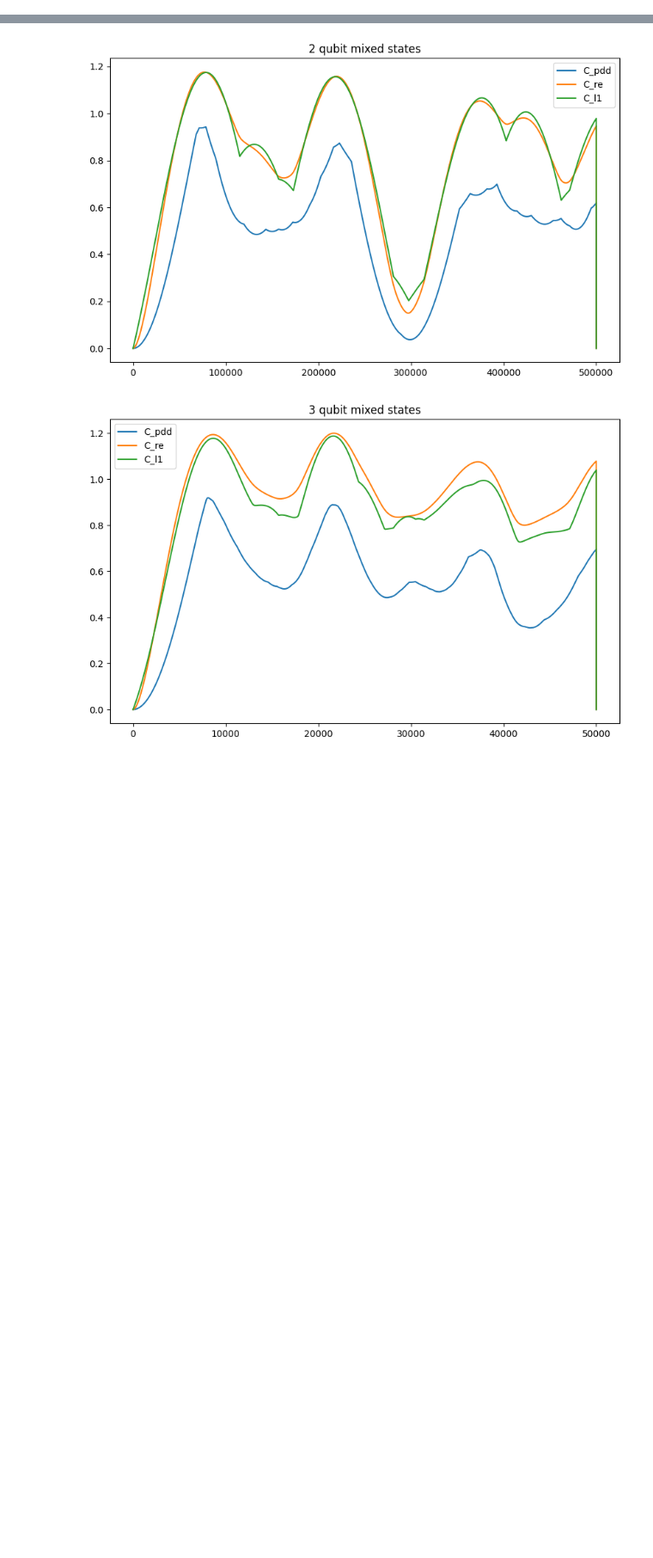
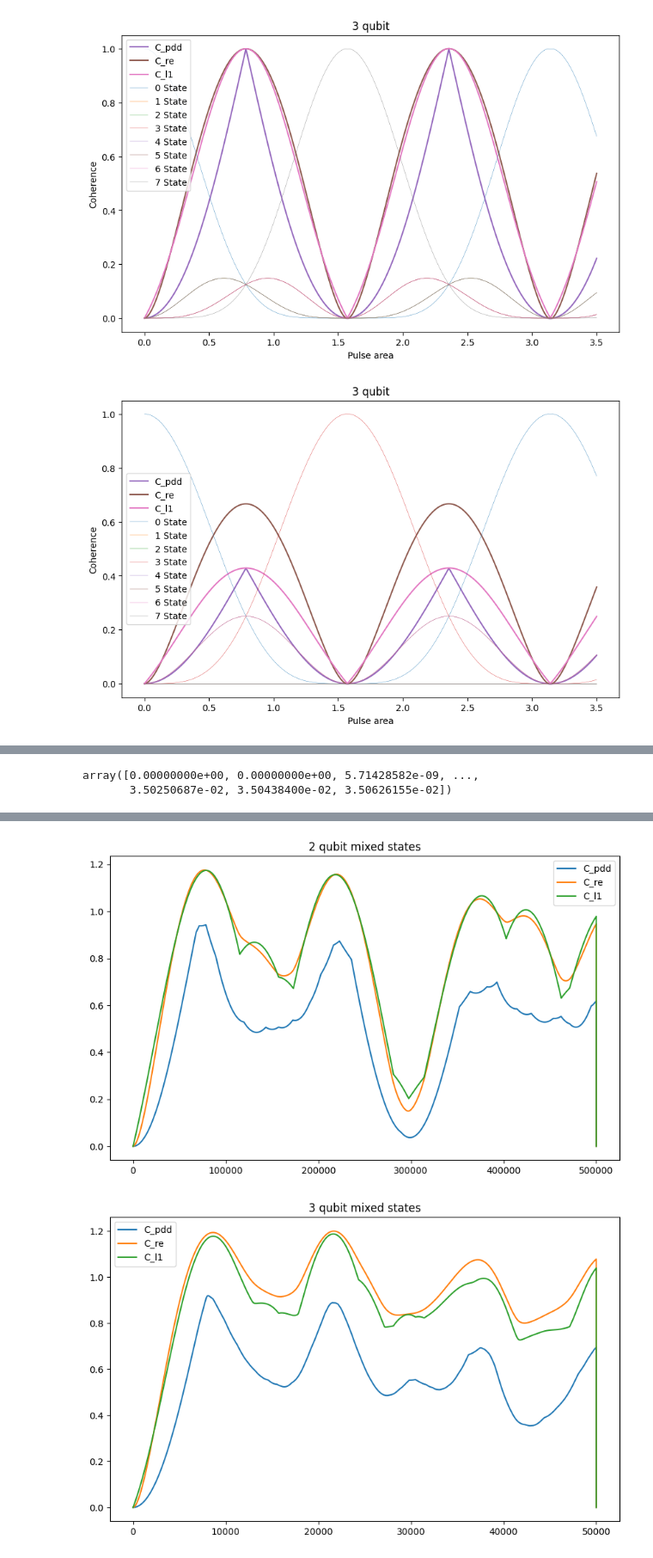
Before and after one commit to Shivangp4/Quantum-Coherence, a Jupyter notebook: Coherence.ipynb, the cells around one changed output, grey strips where cells are left out. Shown at 86% size. Cells and saved outputs as stored; diff of their text form; code cells hidden in the pictures; blank space fills up the shorter version.

```diff
--- a/Coherence.ipynb
+++ b/Coherence.ipynb
@@ -315,0 +362,47 @@ array([0.00000000e+00, 0.00000000e+00, 4.99999998e-08, ...,
+# %%
+H0 = Hamiltonian(0)
+H1 = non_interacting_Hamiltonian(H0,H0)
+H2 = interacting_Hamiltonian(H0,H0)
+H3 = Hamiltonian(0.2)
+H4 = non_interacting_Hamiltonian(H1, H1)
+H5 = interacting_Hamiltonian(H2,H2)
+
+
+evolve_density_matrix(non_interacting_Hamiltonian(H1, H0), p, 0.0001, 35000, 3, ptype="3 qubit")
+evolve_density_matrix(interacting_Hamiltonian(H1, H0), p, 0.0001, 35000, 3, ptype="3 qubit")
+evolve_density_matrix(non_interacting_Hamiltonian(H2, H0), p, 0.0001, 35000, 3, ptype="3 qubit")
+evolve_density_matrix(interacting_Hamiltonian(H2, H0), p, 0.0001, 35000, 3, ptype="3 qubit")
+
+
+
+# evolve_density_matrix(non_interacting_Hamiltonian(H1, H1), p, 0.0001, 35000, 4, ptype="4 qubit")
+# evolve_density_matrix(interacting_Hamiltonian(H1, H1), p, 0.0001, 35000, 4, ptype="4 qubit")
+# evolve_density_matrix(non_interacting_Hamiltonian(H2, H2), p, 0.0001, 35000, 4, ptype="4 qubit")
+# evolve_density_matrix(interacting_Hamiltonian(H2, H2), p, 0.0001, 35000, 4, ptype="4 qubit")
+# evolve_density_matrix(non_interacting_Hamiltonian(H1, H2), p, 0.0001, 35000, 4, ptype="4 qubit")
+# evolve_density_matrix(interacting_Hamiltonian(H1, H2), p, 0.0001, 35000, 4, ptype="4 qubit")
+
+# evolve_density_matrix(non_interacting_Hamiltonian(H4, H0), p, 0.0001, 35000, 5, ptype="5 qubit")
+# evolve_density_matrix(interacting_Hamiltonian(H4, H0), p, 0.0001, 35000, 5, ptype="5 qubit")
+# evolve_density_matrix(non_interacting_Hamiltonian(H5, H0), p, 0.0001, 35000, 5, ptype="5 qubit")
+# evolve_density_matrix(interacting_Hamiltonian(H5, H0), p, 0.0001, 35000, 5, ptype="5 qubit")
+
+
+# evolve_density_matrix(non_interacting_Hamiltonian(H4, H1), p, 0.0001, 35000, 6, ptype="6 qubit")
+# evolve_density_matrix(interacting_Hamiltonian(H4, H1), p, 0.0001, 35000, 6, ptype="6 qubit")
+# evolve_density_matrix(non_interacting_Hamiltonian(H4, H2), p, 0.0001, 35000, 6, ptype="6 qubit")
+# evolve_density_matrix(interacting_Hamiltonian(H4, H2), p, 0.0001, 35000, 6, ptype="6 qubit")
+# evolve_density_matrix(non_interacting_Hamiltonian(H5, H1), p, 0.0001, 35000, 6, ptype="6 qubit")
+# evolve_density_matrix(interacting_Hamiltonian(H5, H1), p, 0.0001, 35000, 6, ptype="6 qubit")
+
+
+
+# evolve_density_matrix(non_interacting_Hamiltonian(H4, H4), p, 0.0005, 10000, 8, ptype="8 qubit non-interacting pure states")
+# evolve_density_matrix(interacting_Hamiltonian(H4, H4), p, 0.0005, 10000, 8, ptype="8 qubit interacting pure states")
+
+
+# evolve_density_matrix(non_interacting_Hamiltonian(H4, H3), p, 0.0005, 10000, 5, ptype="5 qubit asym non-interacting pure states")
+# evolve_density_matrix(interacting_Hamiltonian(H2, H3), p, 0.0005, 10000, 3, ptype="3 qubit asym interacting pure states")
+# %% [output]
+[figure, added]
+[figure, added]
@@ -316,3 +411,5 @@ array([0.00000000e+00, 0.00000000e+00, 4.99999998e-08, ...,
+array([0.00000000e+00, 0.00000000e+00, 5.71428582e-09, ...,
+       3.50250687e-02, 3.50438400e-02, 3.50626155e-02])
 # %%
 H0 = Hamiltonian(0)
 H1 = non_interacting_Hamiltonian(H0,H0)
```
Also changed, not shown: parts of 6 cells of this notebook.
